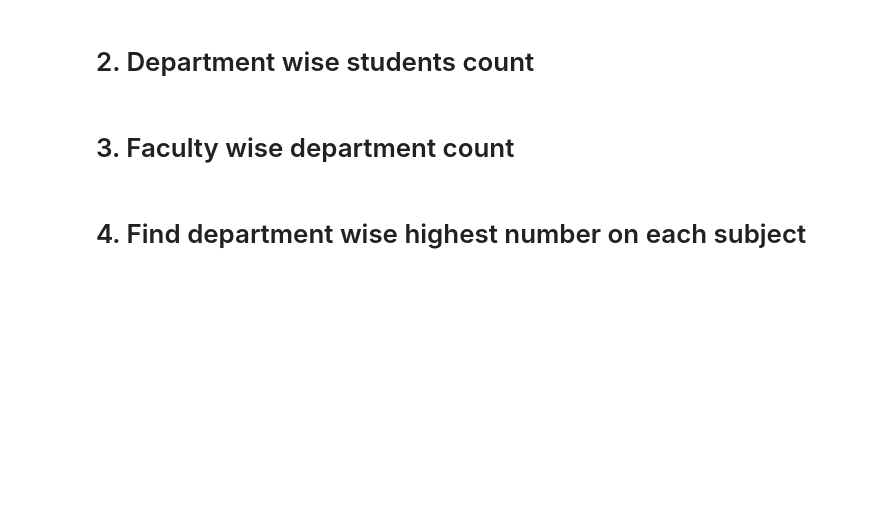
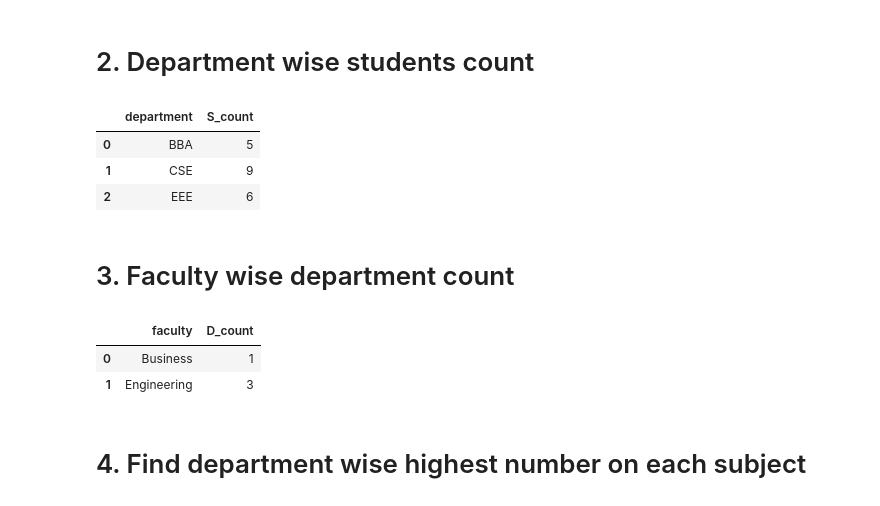
Before and after one commit to YasinAhmad04/numpy_pundus_matplotlib_seaborn, a Jupyter notebook: MLB-2_Class-6 (Pandas-Assignment).ipynb, the cells around one changed output. Cells and saved outputs as stored; diff of their text form; code cells hidden in the pictures; blank space fills up the shorter version.

```diff
--- a/MLB-2_Class-6 (Pandas-Assignment).ipynb
+++ b/MLB-2_Class-6 (Pandas-Assignment).ipynb
@@ -331,7 +500,22 @@ departments
 # %% [markdown]
 # 2. Department wise students count
+# %%
+e = students.groupby('department').size().reset_index(name = 'S_count')
+e
+# %% [output]
+|  | department | S_count |
+| 0 | BBA | 5 |
+| 1 | CSE | 9 |
+| 2 | EEE | 6 |
 # %% [markdown]
 # 3. Faculty wise department count
+# %%
+f = departments.groupby('faculty').size().reset_index(name = 'D_count')
+f
+# %% [output]
+|  | faculty | D_count |
+| 0 | Business | 1 |
+| 1 | Engineering | 3 |
 # %% [markdown]
 # 4. Find department wise highest number on each subject
 # %% [markdown]
```
Also changed, not shown: parts of 23 cells of this notebook.
